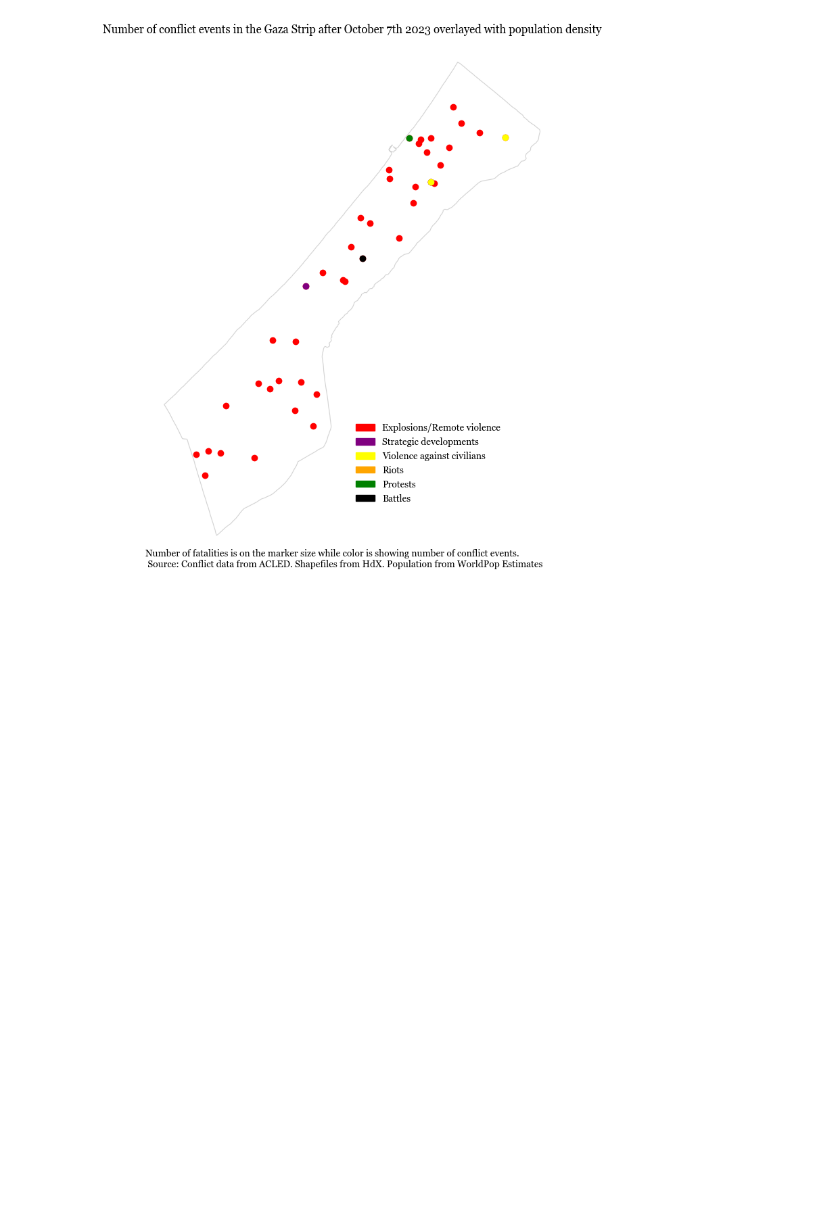
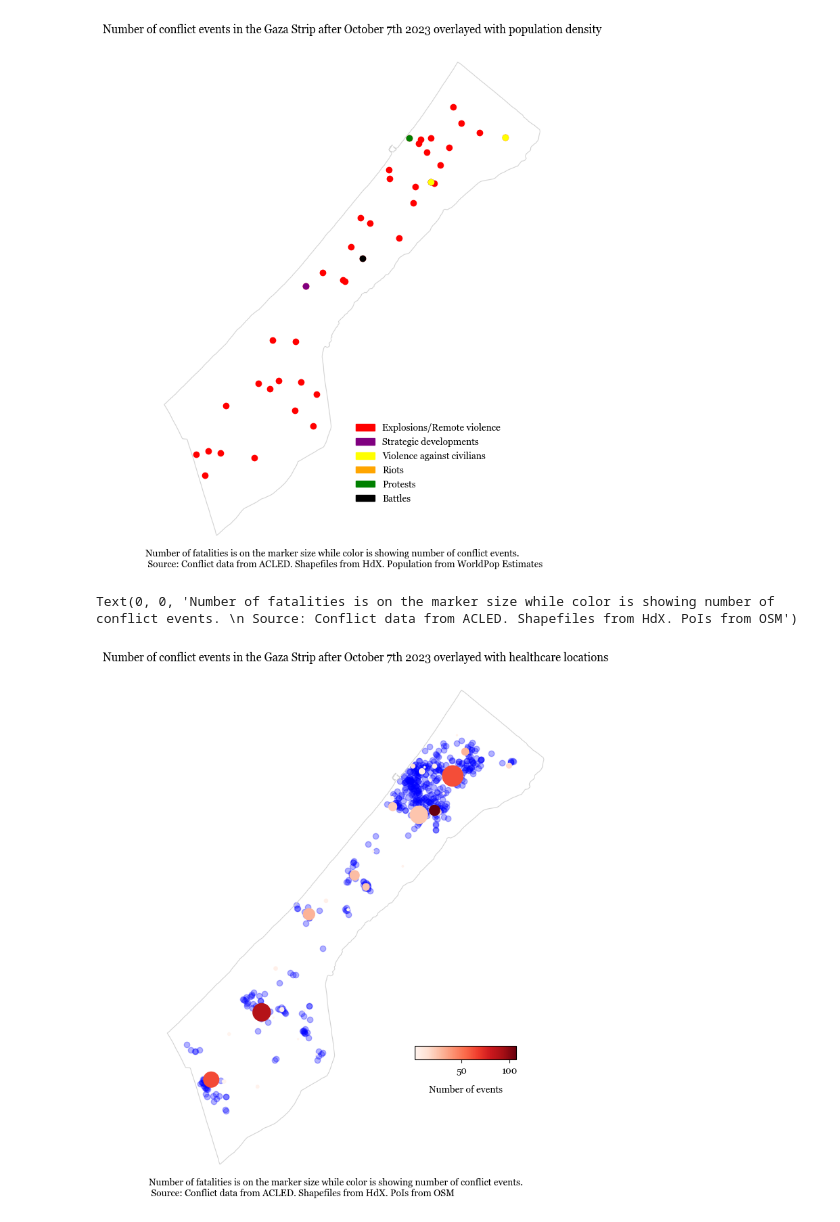
Before and after one commit to datapartnership/gaza-israel-conflict-impact-analysis, a Jupyter notebook: notebooks/conflict/acled.ipynb, the cells around one changed output. Cells and saved outputs as stored; diff of their text form; code cells hidden in the pictures; blank space fills up the shorter version.

Commit message:
add OSM health

```diff
--- a/notebooks/conflict/acled.ipynb
+++ b/notebooks/conflict/acled.ipynb
@@ -255,3 +255,46 @@ ax.text(0, 0, subtitle, ha='left', va='center', transform=ax.transAxes,
 # %% [output]
 Text(0, 0, 'Number of fatalities is on the marker size while color is showing number of conflict events. \n Source: Conflict data from ACLED. Shapefiles from HdX. Population from WorldPop Estimates')
 [figure]
+# %%
+poi = gpd.read_file('../../data/hotosm_pse_points_of_interest_points_shp/hotosm_pse_points_of_interest_points.shp')
+# %%
+health = ['hospital', 'pharmacy', 'doctors']
+# %%
+health_poi = poi[poi['amenity'].isin(health)].sjoin(palestine_adm1)
+health_poi = health_poi[health_poi['ADM1_EN']=='Gaza Strip']
+# %%
+plt.rcParams["font.family"] = "Georgia"
+
+fig, ax = plt.subplots(1, 1, figsize=(10, 10))
+df = acled[acled['event_date']>='2023-10-07'].sjoin(palestine_adm1).groupby(['latitude', 'longitude', 'ADM1_EN'])['fatalities'].agg(['sum', 'count']).reset_index()
+df.rename(columns = {'sum':'fatalities', 'count':'nrEvents'}, inplace=True)
+df = df[df['ADM1_EN']=='Gaza Strip']
+df = convert_to_gdf(df)
+
+
+palestine_adm1[palestine_adm1['ADM1_EN']=='Gaza Strip'].boundary.plot(ax=ax, linewidth = 0.8, color = 'lightgrey')
+health_poi.plot(color='blue', ax=ax, alpha=0.3, legend = True)
+
+df.plot(column='nrEvents', cmap='Reds', ax=ax, markersize='fatalities')
+
+cax = fig.add_axes([0.6, 0.3, 0.15, 0.02])
+norm = plt.Normalize(vmin=df['nrEvents'].min(), vmax=df['nrEvents'].max())
+cbar = fig.colorbar(plt.cm.ScalarMappable(norm=norm, cmap='Reds'), ax=ax, orientation='horizontal', pad=0.02, aspect = 200, cax=cax)
+cbar.set_label('Number of events', rotation=0, labelpad=10)
+
+# cax = fig.add_axes([0.6, 0.4, 0.15, 0.02])
+# norm = plt.Normalize(vmin=population_gaza['Z'].min(), vmax=population_gaza['Z'].max())
+# cbar = fig.colorbar(plt.cm.ScalarMappable(norm=norm, cmap='viridis'), ax=ax, orientation='horizontal', pad=0.02, aspect = 200, cax=cax)
+# cbar.set_label('Population Density', rotation=0, labelpad=10)
+
+ax.axis('off')
+
+ax.set_title("Number of conflict events in the Gaza Strip after October 7th 2023 overlayed with healthcare locations")
+
+subtitle = f'Number of fatalities is on the marker size while color is showing number of conflict events. \n Source: Conflict data from ACLED. Shapefiles from HdX. PoIs from OSM'
+
+ax.text(0, 0, subtitle, ha='left', va='center', transform=ax.transAxes,
+        fontsize=10, color='black', weight='normal')
+# %% [output]
+Text(0, 0, 'Number of fatalities is on the marker size while color is showing number of conflict events. \n Source: Conflict data from ACLED. Shapefiles from HdX. PoIs from OSM')
+[figure, added]
```
